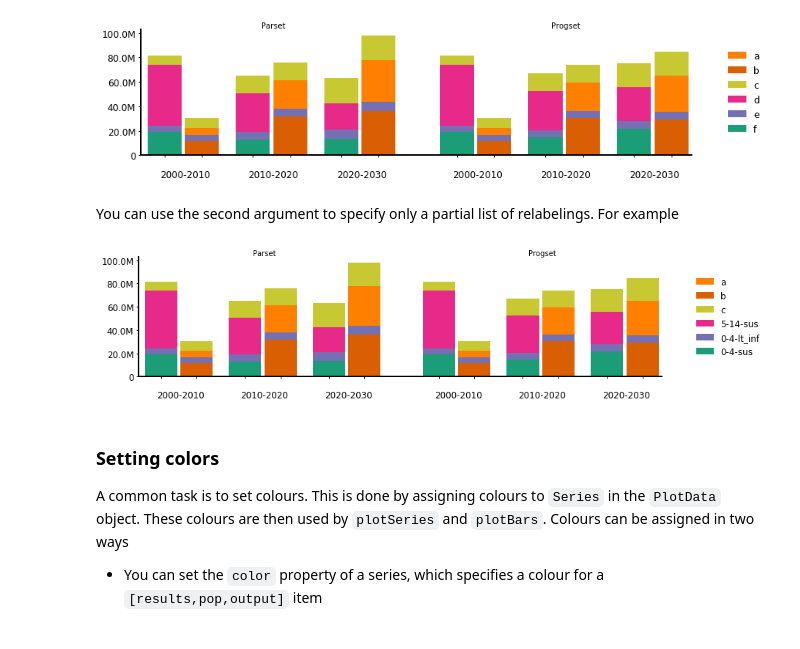
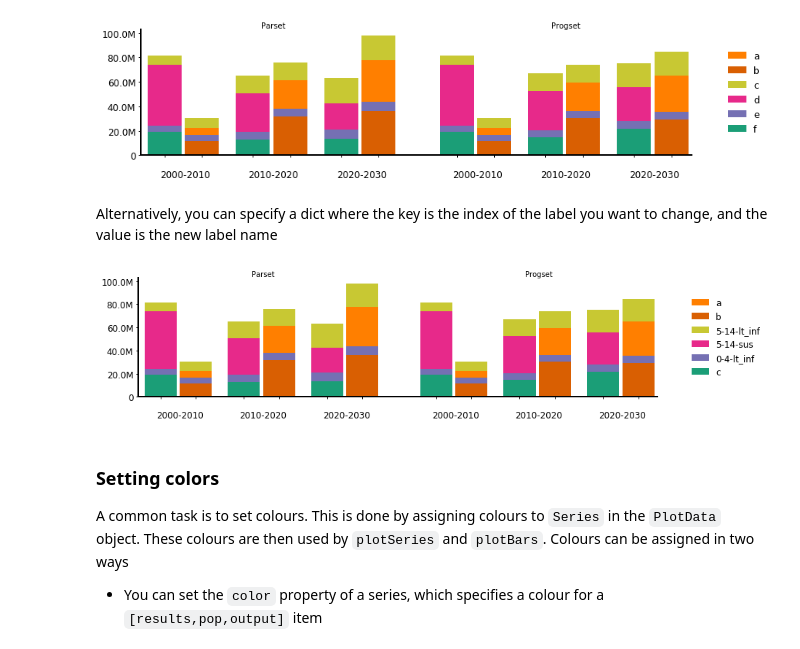
Before and after one commit to optimamodel/optima-tb, a Jupyter notebook: doc/plotting2.ipynb, the cells around one changed output. Drawn from its saved outputs; the diff is of its cells as text; code cells hidden in the pictures.

Commit message:
Updated plotting documentation

```diff
--- a/doc/plotting2.ipynb
+++ b/doc/plotting2.ipynb
@@ -534,13 +534,13 @@ figs = oplt2.plotBars(d,outer='results',stack_pops=[['0-4','5-14']],stack_output
 oplt2.relabel_legend(figs[0],['a','b','c','d','e','f'])
 # %% [output]
 [figure]
-# %% [markdown]
-You can use the second argument to specify only a partial list of relabelings. For example
+# %% [markdown]
+Alternatively, you can specify a dict where the key is the index of the label you want to change, and the value is the new label name
 # %%
 figs = oplt2.plotBars(d,outer='results',stack_pops=[['0-4','5-14']],stack_outputs=[['sus','lt_inf'],['vac','lt_inf']])
-oplt2.relabel_legend(figs[0],['a','b','c'],[0,1,2])
+oplt2.relabel_legend(figs[0],{0:'a',1:'b',5:'c'})
 # %% [output]
-[figure, old version]
+[figure, new version]
 # %% [markdown]
 ### Setting colors
 
```
Also changed, not shown: parts of 1 cell of this notebook.
